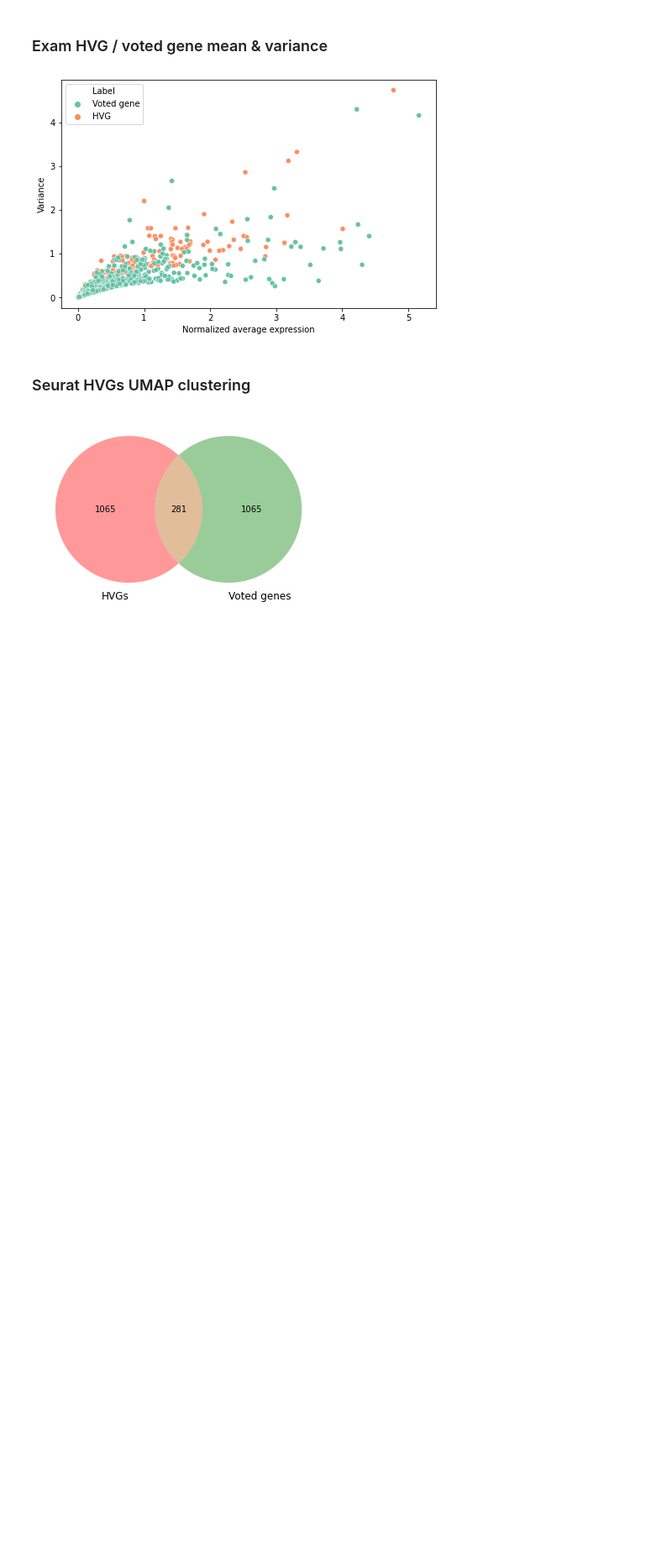
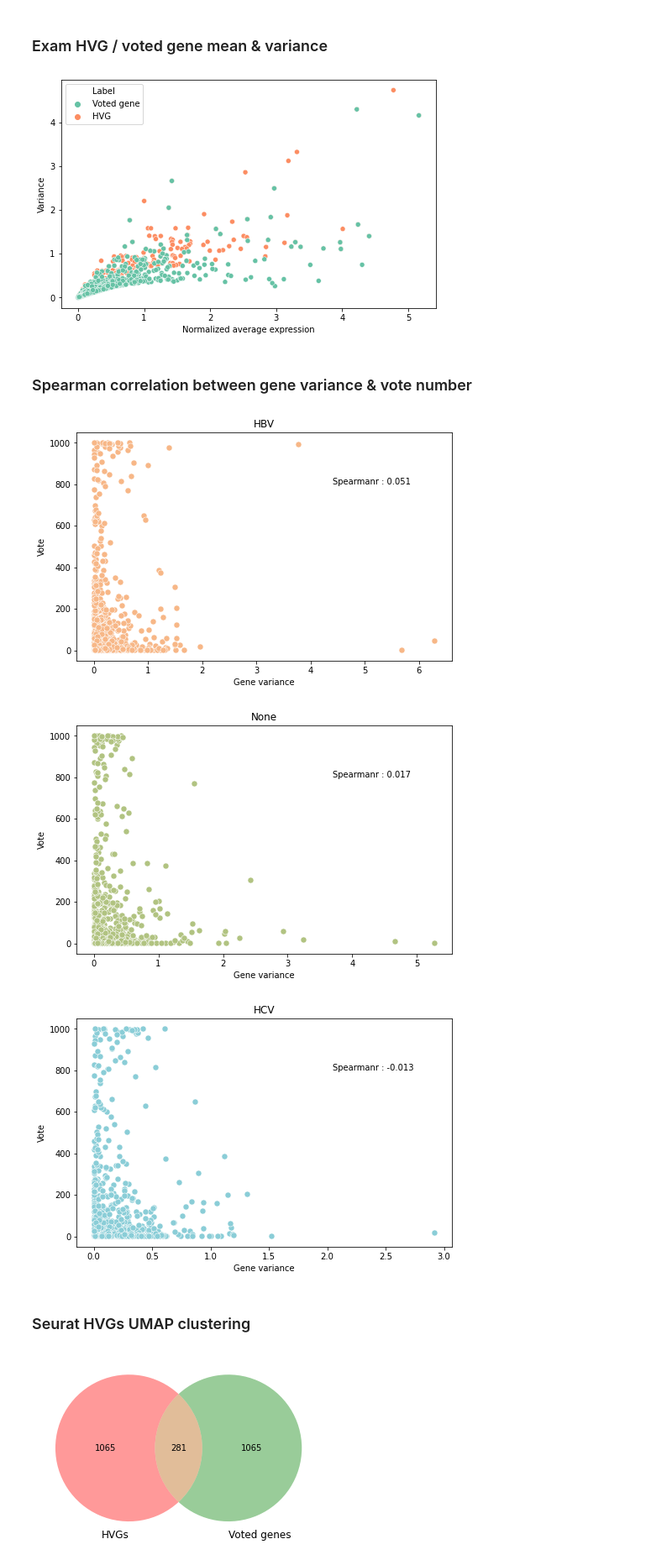
Before and after one commit to brucewu1996/LIHC-Anomaly-detection, a Jupyter notebook: manuscript/seurat_hvgs_comparison.ipynb, the cells around one changed output. Shown at 84% size. Drawn from its saved outputs; the diff is of its cells as text; code cells hidden in the pictures; blank space fills up the shorter version.

```diff
--- a/manuscript/seurat_hvgs_comparison.ipynb
+++ b/manuscript/seurat_hvgs_comparison.ipynb
@@ -11,7 +14,12 @@ with open('/home/bruce1996/nvme2/scRNA/GSE149614_coding_gene_hepatocyte_normaliz
     exp_m = pickle.load(f)
 f.close()
 
+with open("/home/bruce1996/data/LIHC_anomaly_detection/data/coding_gene_info/ensembl2hgnc.pkl",'rb') as f :
+    ens2hgsc = pickle.load(f)
+f.close()
+
 metadata = pd.read_csv('/home/bruce1996/data/LIHC_anomaly_detection/validation_dataset/scRNA/GSE149614_HCC.metadata.txt',sep='\t',index_col=0)
+metadata = metadata.loc[exp_m.columns,:]
 vote = pd.read_csv("/home/bruce1996/data/LIHC_anomaly_detection/manuscript/material/ensemble_learning_result/ensemble_hbv_only_np_ratio_35_vote_result.txt",sep='\t',index_col=0)
 voted_gene = list(set(vote.index[vote['Vote'] > 0]).intersection(exp_m.index))
 # %% [markdown]
@@ -31,3 +39,5 @@ plt.xlabel("Normalized average expression")
 plt.savefig("/home/bruce1996/data/LIHC_anomaly_detection/manuscript/material/scRNA_seurat/mean_variance_scatter_plot.png",dpi=300)
 # %% [output]
 [figure]
+# %% [markdown]
+### Spearman correlation between gene variance & vote number
@@ -34,2 +46,20 @@ plt.savefig("/home/bruce1996/data/LIHC_anomaly_detection/manuscript/material/scR
+# %%
+vote_exp_m = exp_m.loc[voted_gene,:]
+colormap = ['#F7B787','#B1C381','#8ACDD7']
+for idx,virus in enumerate(metadata.virus.unique()) :
+    df = vote_exp_m.loc[:,np.where(metadata.virus == virus,True,False)]
+    plot_df = pd.DataFrame({'Variance' : df.var(axis=1),'Vote' : vote.loc[voted_gene,'Vote'].values},index=voted_gene)
+    #plot
+    plt.figure(figsize=(8,5))
+    sns.scatterplot(data=plot_df,x='Variance',y='Vote',s=50,color=colormap[idx])
+    rho,pval = stats.spearmanr(plot_df['Variance'].values, plot_df['Vote'].values)
+    plt.title(virus)
+    plt.xlabel('Gene variance')
+    plt.text(plot_df['Variance'].max() * 0.7,800,"Spearmanr : %0.3f" % rho)
+    plt.savefig("/home/bruce1996/data/LIHC_anomaly_detection/manuscript/material/scRNA_measurement/%s_scc_of_gene_variance_and_vote_number.pdf" % virus,dpi=300,format='pdf')
+# %% [output]
+[figure, added]
+[figure, added]
+[figure, added]
 # %% [markdown]
 ### Seurat HVGs UMAP clustering
```
Also changed, not shown: parts of 12 cells of this notebook, 3 other files.
